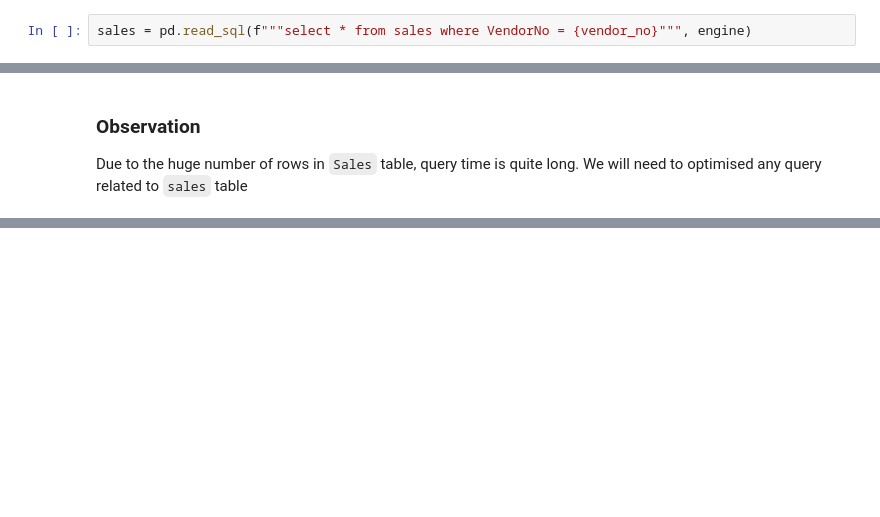
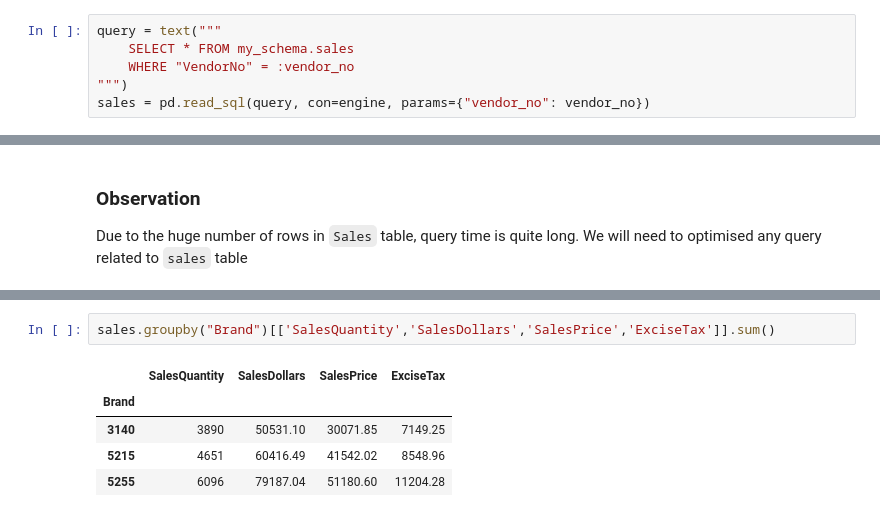
Before and after one commit to shima-maleki/Vendor_Performance_Analysis, a Jupyter notebook: notebooks/02_exploratory_analysis.ipynb, the cells around one changed output, grey strips where cells are left out. Drawn from its saved outputs; the diff is of its cells as text; blank space fills up the shorter version.

```diff
--- a/notebooks/02_exploratory_analysis.ipynb
+++ b/notebooks/02_exploratory_analysis.ipynb
@@ -138,7 +143,11 @@ vendor_invoice.head()
 # %% [markdown]
 ### Sales
 # %%
-sales = pd.read_sql(f"""select * from sales where VendorNo = {vendor_no}""", engine)
+query = text("""
+    SELECT * FROM my_schema.sales
+    WHERE "VendorNo" = :vendor_no
+""")
+sales = pd.read_sql(query, con=engine, params={"vendor_no": vendor_no})
 # %%
 sales.head()
 # %% [output]
@@ -153,0 +192,8 @@ Due to the huge number of rows in `Sales` table, query time is quite long. We wi
+# %%
+sales.groupby("Brand")[['SalesQuantity','SalesDollars','SalesPrice','ExciseTax']].sum()
+# %% [output]
+|  | SalesQuantity | SalesDollars | SalesPrice | ExciseTax |
+| Brand |  |  |  |  |
+| 3140 | 3890 | 50531.10 | 30071.85 | 7149.25 |
+| 5215 | 4651 | 60416.49 | 41542.02 | 8548.96 |
+| 5255 | 6096 | 79187.04 | 51180.60 | 11204.28 |
```
Also changed, not shown: parts of 28 cells of this notebook, 6 other files.
